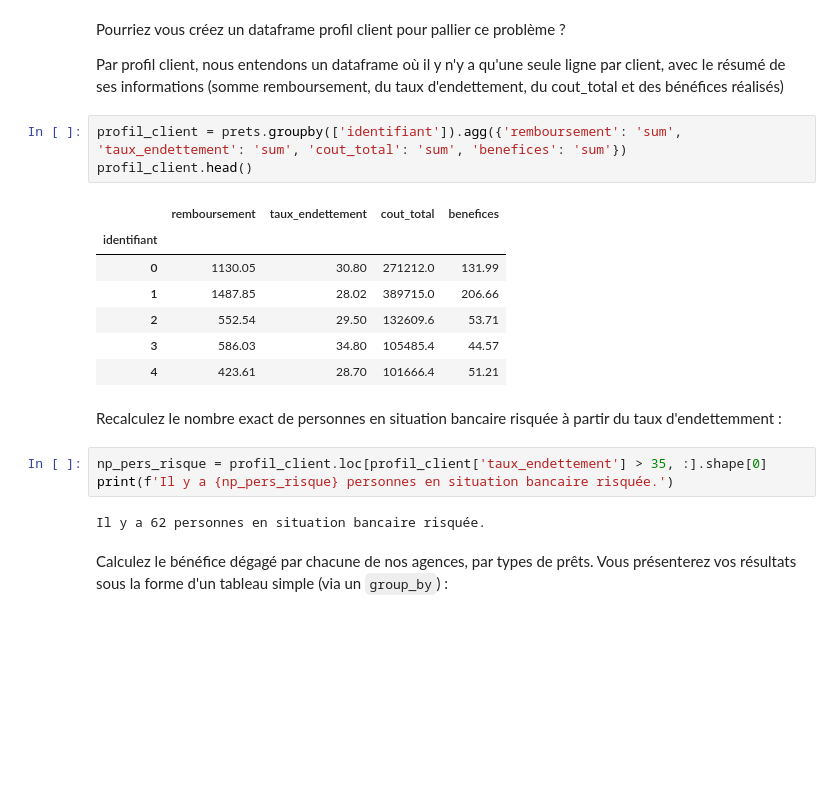
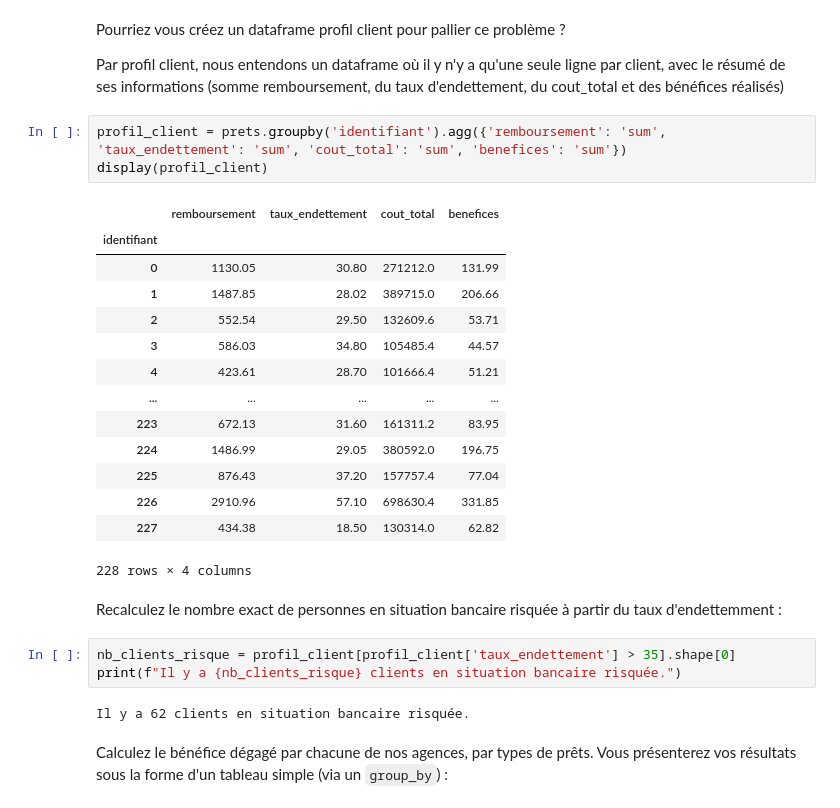
Before and after one commit to laurentpicardLP2/JLP-EVAL2, a Jupyter notebook: notebooks/P2/P2C4 - Agrégez des données avec Pandas.ipynb, the cells around one changed output. Drawn from its saved outputs; the diff is of its cells as text; blank space fills up the shorter version.

```diff
--- a/notebooks/P2/P2C4 - Agrégez des données avec Pandas.ipynb
+++ b/notebooks/P2/P2C4 - Agrégez des données avec Pandas.ipynb
@@ -42,23 +42,30 @@ Pourriez vous créez un dataframe profil client pour pallier ce problème ?
 
 Par profil client, nous entendons un dataframe où il y n'y a qu'une seule ligne par client, avec le résumé de ses informations (somme remboursement, du taux d'endettement, du cout_total et des bénéfices réalisés)
 # %%
-profil_client = prets.groupby(['identifiant']).agg({'remboursement': 'sum', 'taux_endettement': 'sum', 'cout_total': 'sum', 'benefices': 'sum'})
-profil_client.head()
+profil_client = prets.groupby('identifiant').agg({'remboursement': 'sum', 'taux_endettement': 'sum', 'cout_total': 'sum', 'benefices': 'sum'})
+display(profil_client)
 # %% [output]
 |  | remboursement | taux_endettement | cout_total | benefices |
 | identifiant |  |  |  |  |
 | 0 | 1130.05 | 30.80 | 271212.0 | 131.99 |
 | 1 | 1487.85 | 28.02 | 389715.0 | 206.66 |
 | 2 | 552.54 | 29.50 | 132609.6 | 53.71 |
 | 3 | 586.03 | 34.80 | 105485.4 | 44.57 |
 | 4 | 423.61 | 28.70 | 101666.4 | 51.21 |
+| ... | ... | ... | ... | ... |
+| 223 | 672.13 | 31.60 | 161311.2 | 83.95 |
+| 224 | 1486.99 | 29.05 | 380592.0 | 196.75 |
+| 225 | 876.43 | 37.20 | 157757.4 | 77.04 |
+| 226 | 2910.96 | 57.10 | 698630.4 | 331.85 |
+| 227 | 434.38 | 18.50 | 130314.0 | 62.82 |
+228 rows × 4 columns
 # %% [markdown]
 Recalculez le nombre exact de personnes en situation bancaire risquée à partir du taux d'endettemment :
 # %%
-np_pers_risque = profil_client.loc[profil_client['taux_endettement'] > 35, :].shape[0]
-print(f'Il y a {np_pers_risque} personnes en situation bancaire risquée.')
+nb_clients_risque = profil_client[profil_client['taux_endettement'] > 35].shape[0]
+print(f"Il y a {nb_clients_risque} clients en situation bancaire risquée.")
 # %% [output]
-Il y a 62 personnes en situation bancaire risquée.
+Il y a 62 clients en situation bancaire risquée.
 # %% [markdown]
 Calculez le bénéfice dégagé par chacune de nos agences, par types de prêts. Vous présenterez vos résultats sous la forme d'un tableau simple (via un `group_by`) :
 # %%
```
Also changed, not shown: parts of 2 cells of this notebook.
